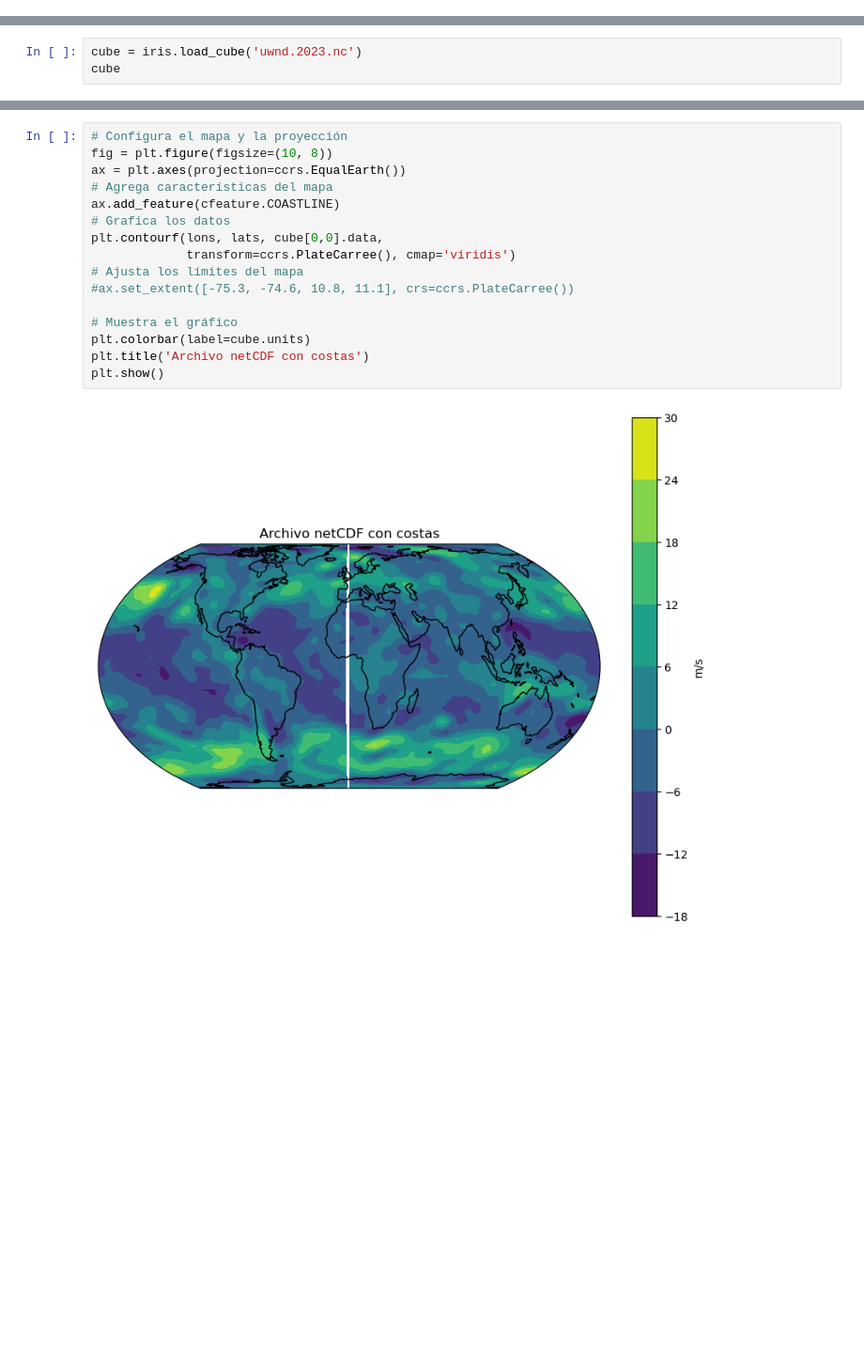
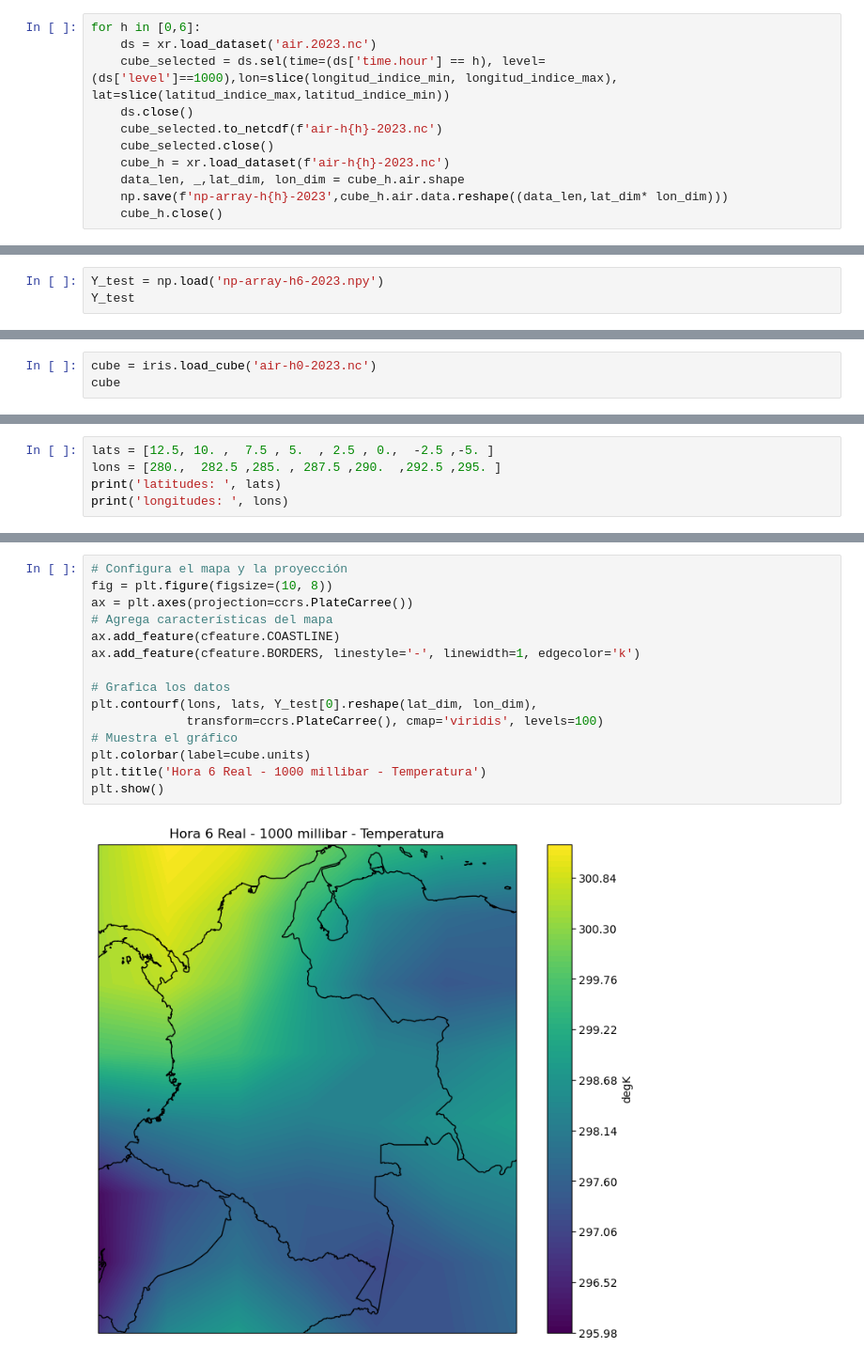
Before and after one commit to sdariza/DOE, a Jupyter notebook: main.ipynb, the cells around one changed output, grey strips where cells are left out. Shown: that part at 94% size. Saved outputs shown, nothing was run; the diff lists cells and outputs as text; blank space fills up the shorter version.

```diff
--- a/main.ipynb
+++ b/main.ipynb
@@ -0,0 +74,11 @@
+# %%
+for h in [0,6]:
+    ds = xr.load_dataset('air.2023.nc')
+    cube_selected = ds.sel(time=(ds['time.hour'] == h), level=(ds['level']==1000),lon=slice(longitud_indice_min, longitud_indice_max), lat=slice(latitud_indice_max,latitud_indice_min))
+    ds.close()
+    cube_selected.to_netcdf(f'air-h{h}-2023.nc')
+    cube_selected.close()
+    cube_h = xr.load_dataset(f'air-h{h}-2023.nc')
+    data_len, _,lat_dim, lon_dim = cube_h.air.shape
+    np.save(f'np-array-h{h}-2023',cube_h.air.data.reshape((data_len,lat_dim* lon_dim)))
+    cube_h.close()
@@ -0,0 +131,3 @@
+# %%
+Y_test = np.load('np-array-h6-2023.npy')
+Y_test
@@ -23,4 +225,4 @@ uwnd.2023.nc        100%[===================>] 178,09M  10,4MB/s    en 19s
 # %%
-cube = iris.load_cube('uwnd.2023.nc')
+cube = iris.load_cube('air-h0-2023.nc')
 cube
 # %% [output]
@@ -67,0 +245,5 @@ longitudes:  [  0.    2.5   5.    7.5  10.   12.5  15.   17.5  20.   22.5  25.
+# %%
+lats = [12.5, 10. ,  7.5 , 5.  , 2.5 , 0.,  -2.5 ,-5. ]
+lons = [280.,  282.5 ,285. , 287.5 ,290.  ,292.5 ,295. ]
+print('latitudes: ', lats)
+print('longitudes: ', lons)
@@ -68,18 +270,17 @@ longitudes:  [  0.    2.5   5.    7.5  10.   12.5  15.   17.5  20.   22.5  25.
 # %%
 # Configura el mapa y la proyección
 fig = plt.figure(figsize=(10, 8))
-ax = plt.axes(projection=ccrs.EqualEarth())
+ax = plt.axes(projection=ccrs.PlateCarree())
 # Agrega características del mapa
 ax.add_feature(cfeature.COASTLINE)
+ax.add_feature(cfeature.BORDERS, linestyle='-', linewidth=1, edgecolor='k')
+
 # Grafica los datos
-plt.contourf(lons, lats, cube[0,0].data,
-             transform=ccrs.PlateCarree(), cmap='viridis')
-# Ajusta los límites del mapa
-#ax.set_extent([-75.3, -74.6, 10.8, 11.1], crs=ccrs.PlateCarree())
-
+plt.contourf(lons, lats, Y_test[0].reshape(lat_dim, lon_dim),
+             transform=ccrs.PlateCarree(), cmap='viridis', levels=100)
 # Muestra el gráfico
 plt.colorbar(label=cube.units)
-plt.title('Archivo netCDF con costas')
+plt.title('Hora 6 Real - 1000 millibar - Temperatura')
 plt.show()
 # %% [output]
-[figure, old version]
+[figure, new version]
```
Also changed, not shown: parts of 36 cells of this notebook, 6 other files.
